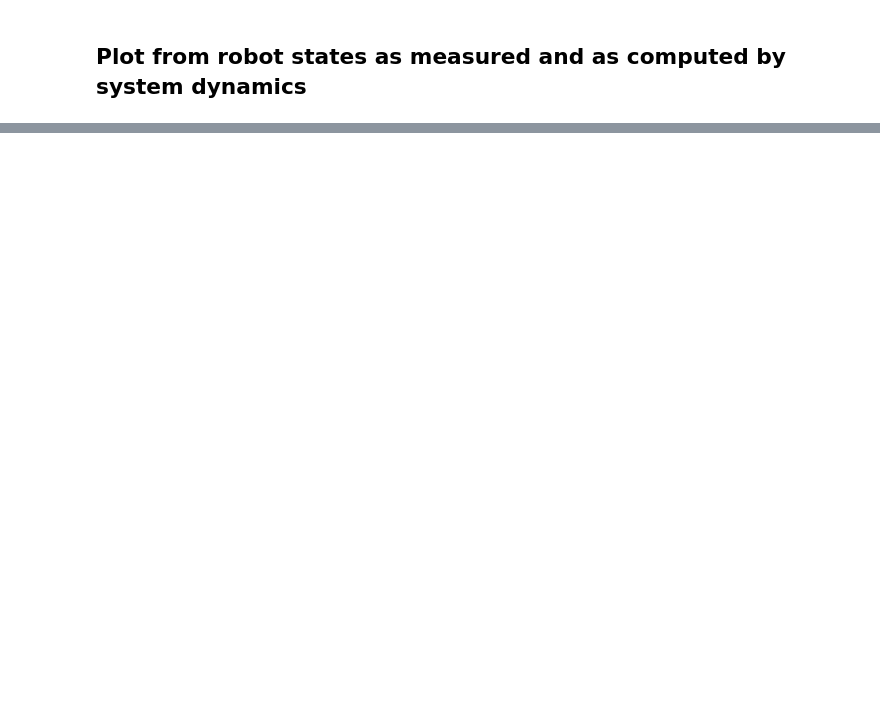
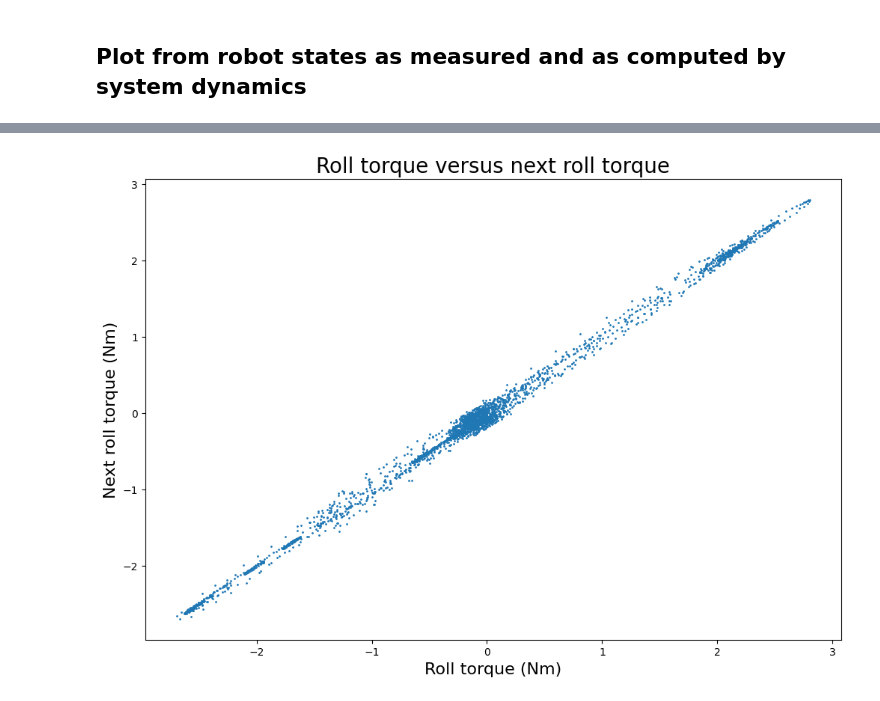
Before and after one commit to Team-2411-RL-Unicycle/rl-unicycle, a Jupyter notebook: scripts/influx-notebook.ipynb, the cells around one changed output, grey strips where cells are left out. Saved outputs shown, nothing was run; the diff lists cells and outputs as text; code cells hidden in the pictures; blank space fills up the shorter version.

```diff
--- a/scripts/influx-notebook.ipynb
+++ b/scripts/influx-notebook.ipynb
@@ -249,0 +280,11 @@ plt.show()
+# %%
+# Plot the roll torque vs next roll torque
+roll_torques = df_zero["computed_roll_torque"]
+plt.figure(figsize=(12, 8))
+plt.scatter(roll_torques[:-1], roll_torques[1:], s=1)
+plt.xlabel("Roll torque (Nm)", fontsize=16)
+plt.ylabel("Next roll torque (Nm)", fontsize=16)
+plt.title("Roll torque versus next roll torque", fontsize=20)
+plt.show()
+# %% [output]
+[figure, added]
```
Also changed, not shown: parts of 6 cells of this notebook.
